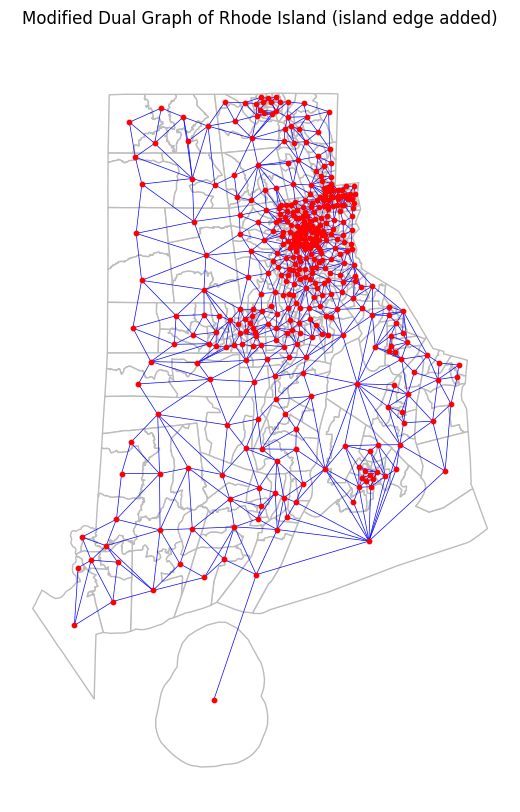
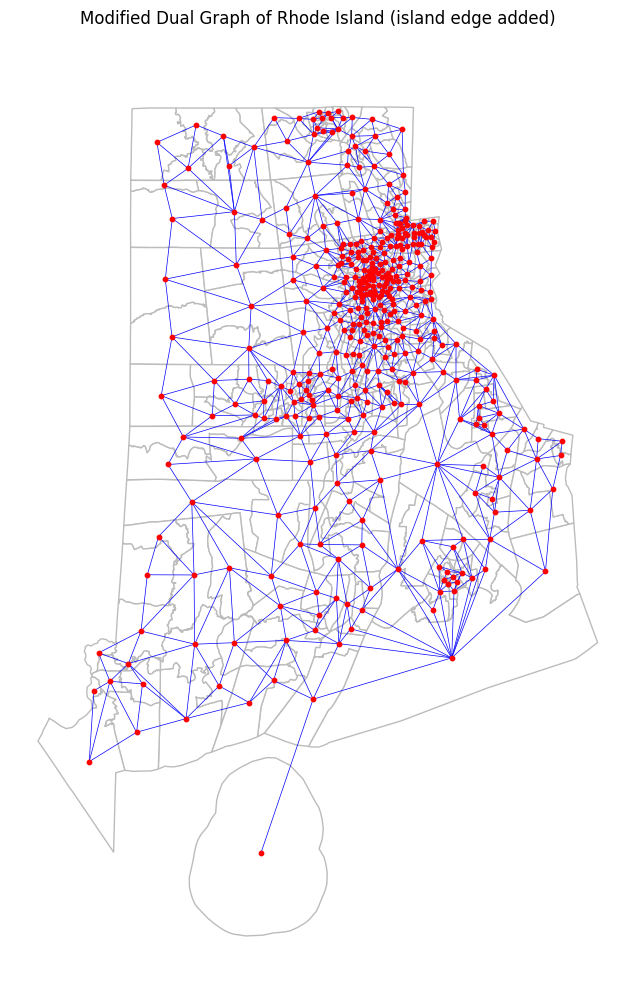
Code edit (unified diff) that turned the first committed figure into the second:
--- before
+++ after
@@ -21,3 +21,5 @@
 
 plt.title("Modified Dual Graph of Rhode Island (island edge added)")
+plt.tight_layout()
+plt.savefig("figures/dual_graph_connected.png", dpi=150, bbox_inches="tight", facecolor="white")
 plt.show()

Commit: update save path for figures on all figures by moving them into a folder